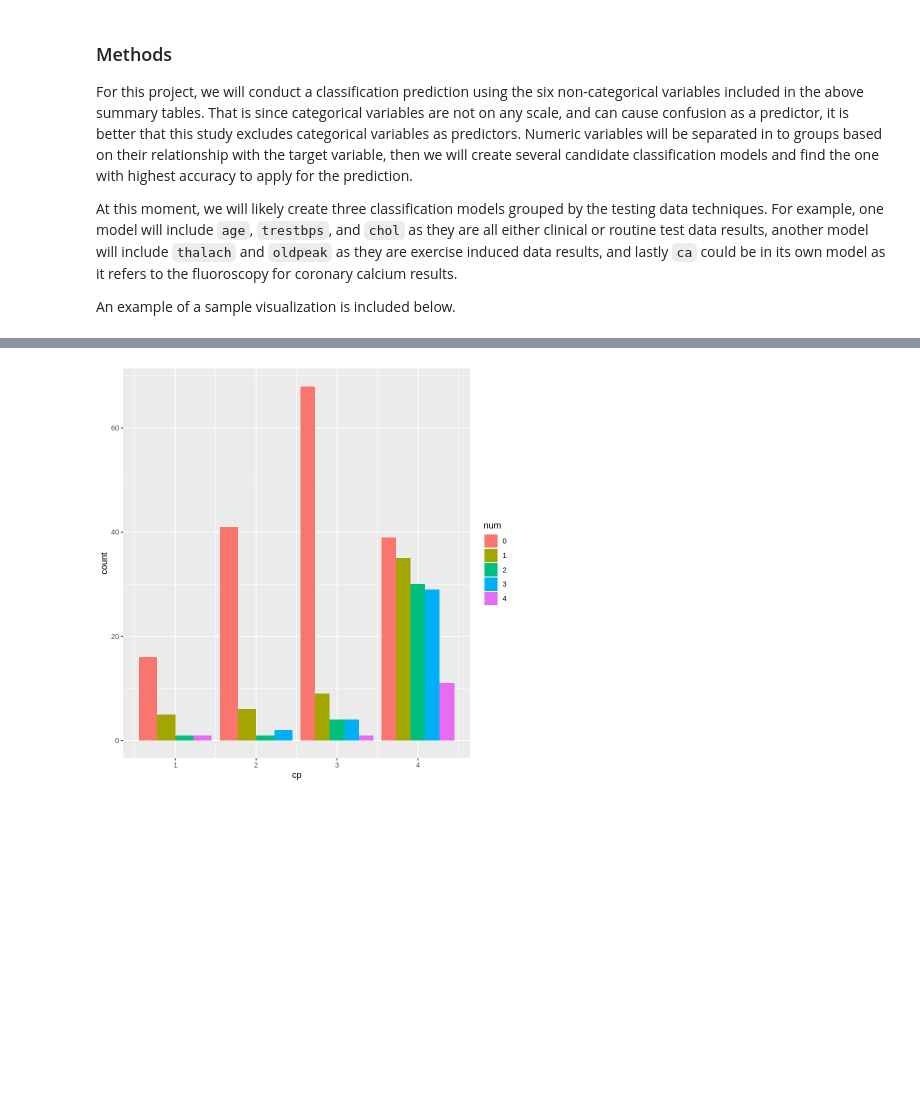
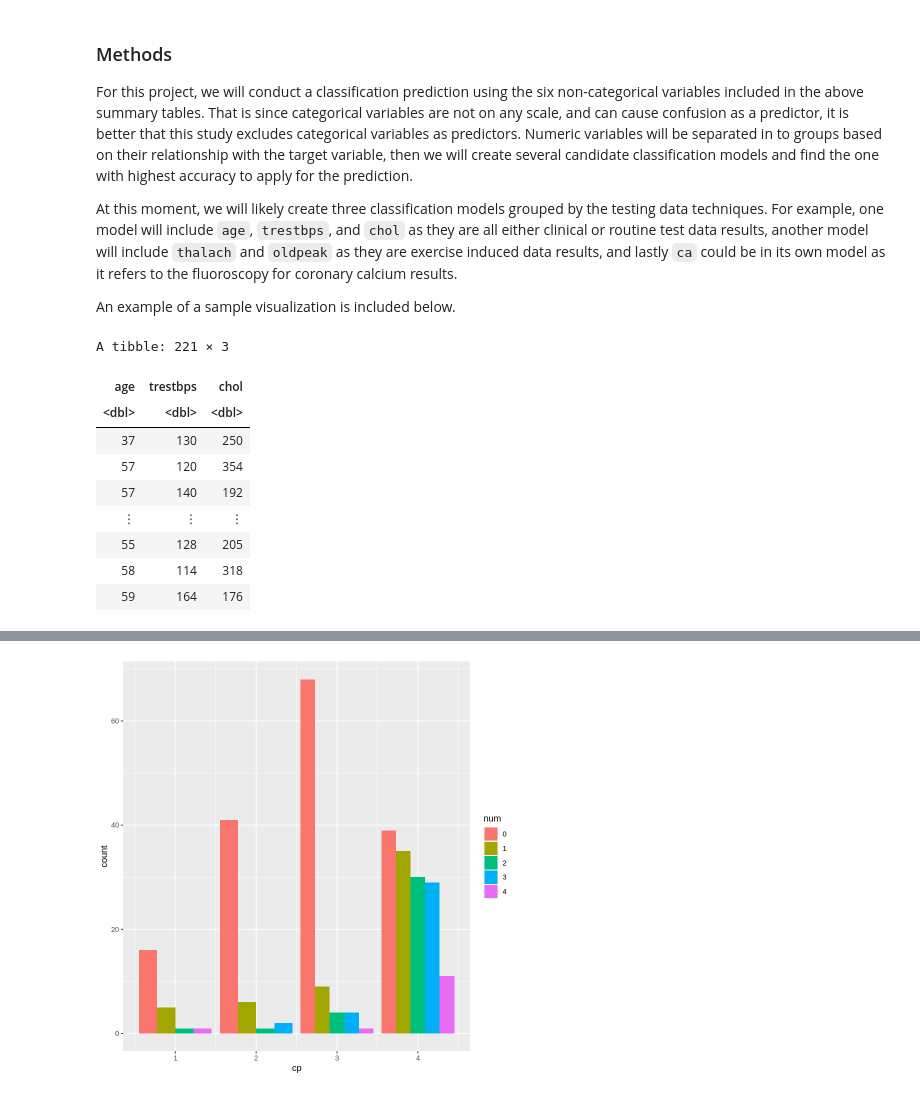
Before and after one commit to Mikeee12138/Group-Project-dsci100, a Jupyter notebook: Proposal.ipynb, the cells around one changed output, grey strips where cells are left out. Cells and saved outputs as stored; diff of their text form; code cells hidden in the pictures; blank space fills up the shorter version.

Commit message:
add methods (group selected)
Not sure whether its useful or not, feel free to delete it if u think its useless!

```diff
--- a/Proposal.ipynb
+++ b/Proposal.ipynb
@@ -181,3 +183,17 @@ At this moment, we will likely create three classification models grouped by the
 
 
 An example of a sample visualization is included below.
+# %%
+clinical_routine_test_data <- select(heart_disease_train_filtered, age, trestbps, chol)
+clinical_routine_test_data
+# %% [output]
+A tibble: 221 × 3
+| age | trestbps | chol |
+| <dbl> | <dbl> | <dbl> |
+| 37 | 130 | 250 |
+| 57 | 120 | 354 |
+| 57 | 140 | 192 |
+| ⋮ | ⋮ | ⋮ |
+| 55 | 128 | 205 |
+| 58 | 114 | 318 |
+| 59 | 164 | 176 |
```
Also changed, not shown: parts of 5 cells of this notebook.
